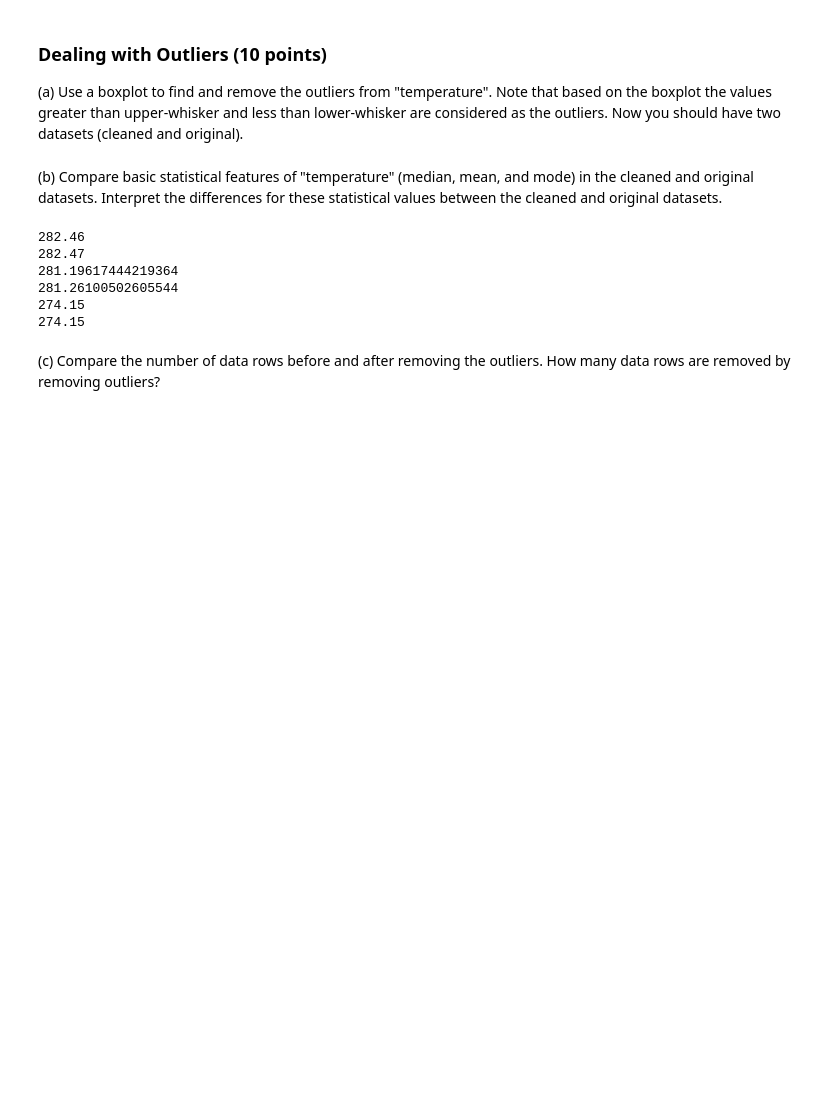
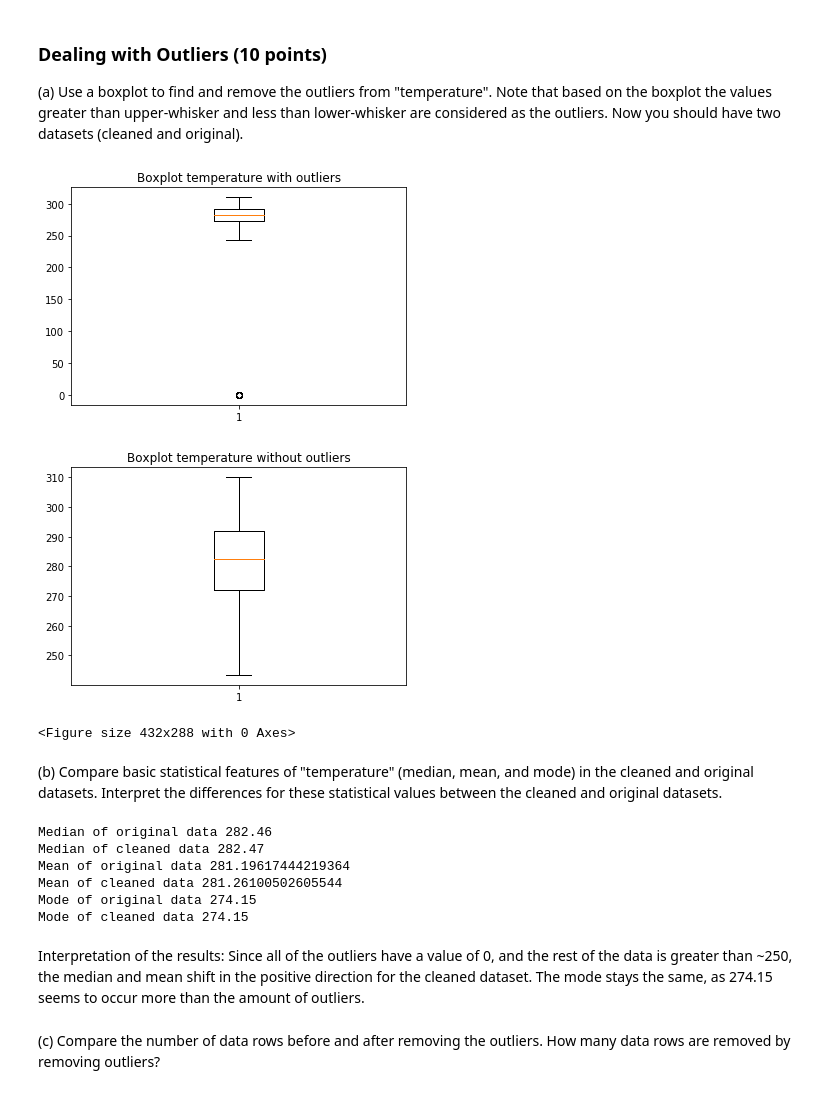
Before and after one commit to janhaa/data-science-ws1920, a Jupyter notebook: assignment1/IDS_Assignment_Part1.ipynb, the cells around one changed output. Drawn from its saved outputs; the diff is of its cells as text; code cells hidden in the pictures; blank space fills up the shorter version.

```diff
--- a/assignment1/IDS_Assignment_Part1.ipynb
+++ b/assignment1/IDS_Assignment_Part1.ipynb
@@ -72,39 +72,51 @@ data_preprocessed.to_csv('population_density_categorical.csv')
 # %%
 # create deep copy
 data = data_preprocessed.copy()
-
+#boxplot of original data
+bpTemp1 = plt.boxplot(data['temperature'])
+plt.title("Boxplot temperature with outliers")
+plt.figure()
 # calculate first and third quartile
 q1 = data.quantile(q=0.25)['temperature']
 q3 = data.quantile(q=0.75)['temperature']
 
 # calculate the interquartile range
 iqr = 1.5*(q3-q1)
 
 # calculate values of whiskers
 upperWhisker = q3 + iqr
 lowerWhisker = q1 - iqr
 
 # select only rows which lie in whisker range, therefore eliminating outliers
 data_cleaned = data.loc[(data['temperature'] > lowerWhisker) & (data['temperature'] < upperWhisker) ]
-
+#boxplot of cleanded data
+bpTemp2 = plt.boxplot(data_cleaned['temperature'])
+plt.title("Boxplot temperature without outliers")
+plt.figure()
 # assign dataset conforming to naming specification
 data_original = data
+# %% [output]
+[figure, added]
+[figure, added]
+<Figure size 432x288 with 0 Axes>
 # %% [markdown]
    (b) Compare basic statistical features of "temperature" (median, mean, and mode) in the cleaned and original datasets.    Interpret the differences for these statistical values between the cleaned and original datasets.
 # %%
-print(data_original.median()['temperature'])
-print(data_cleaned.median()['temperature'])
-print(data_original.mean()['temperature'])
-print(data_cleaned.mean()['temperature'])
-print(data_original.mode()['temperature'][0])
-print(data_cleaned.mode()['temperature'][0])
+print("Median of original data",data_original.median()['temperature'])
+print("Median of cleaned data", data_cleaned.median()['temperature'])
+print("Mean of original data", data_original.mean()['temperature'])
+print("Mean of cleaned data", data_cleaned.mean()['temperature'])
+print("Mode of original data", data_original.mode()['temperature'][0])
+print("Mode of cleaned data", data_cleaned.mode()['temperature'][0])
 # %% [output]
-282.46
-282.47
-281.19617444219364
-281.26100502605544
-274.15
-274.15
+Median of original data 282.46
+Median of cleaned data 282.47
+Mean of original data 281.19617444219364
+Mean of cleaned data 281.26100502605544
+Mode of original data 274.15
+Mode of cleaned data 274.15
+# %% [markdown]
+Interpretation of the results: Since all of the outliers have a value of 0, and the rest of the data is greater than ~250, the median and mean shift in the positive direction for the cleaned dataset. The mode stays the same, as 274.15 seems to occur more than the amount of outliers.
 # %% [markdown]
    (c) Compare the number of data rows before and after removing the outliers. How many data rows are removed by removing    outliers?
 # %%
```
Also changed, not shown: parts of 28 cells of this notebook, 4 other files.
